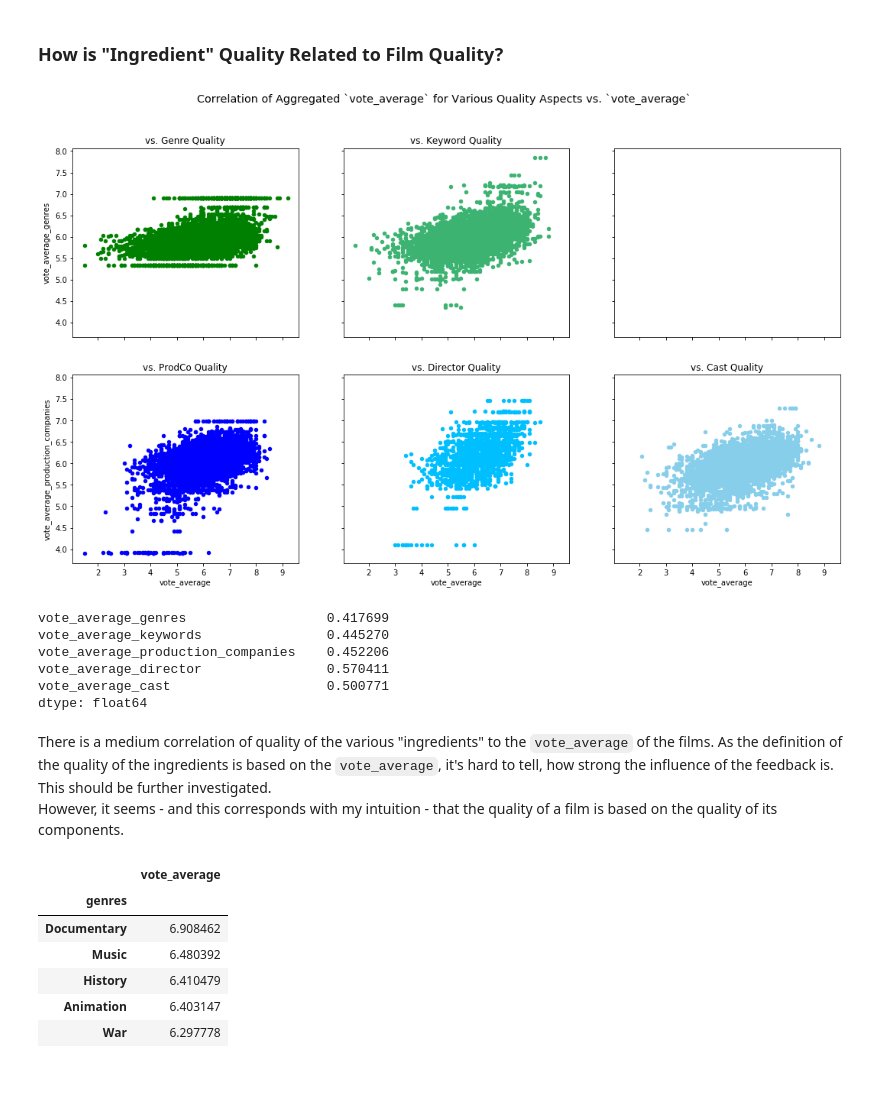
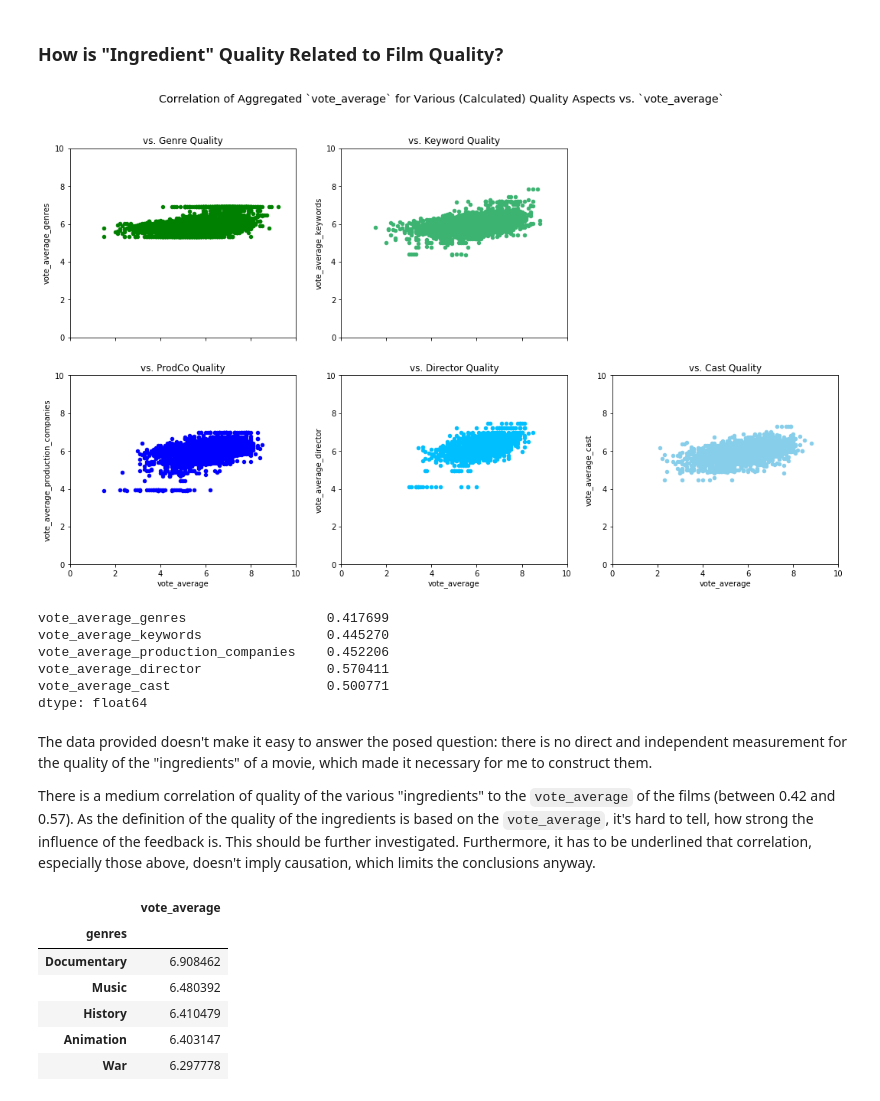
Before and after one commit to QuantificAid/tmdb_movie_data, a Jupyter notebook: tmdb_movie_data.ipynb, the cells around one changed output. Drawn from its saved outputs; the diff is of its cells as text; code cells hidden in the pictures.

```diff
--- a/tmdb_movie_data.ipynb
+++ b/tmdb_movie_data.ipynb
@@ -186,7 +197,9 @@ stmdb.drop(axis=1, columns=['imdb_id', 'popularity', 'homepage', 'tagline', 'ove
 # %%
 # Analysing runtime
 
-stmdb.runtime.plot.hist(bins=50)
+fig = stmdb.runtime.plot.hist(bins=50, title='Frequency of `runtime`')
+fig.set_xlabel('`runtime` [min]')
+fig.set_ylabel('Frequency [# of Movies]')
 stmdb.loc[stmdb['runtime'] == 0, 'runtime'] = np.nan
 stmdb.sort_values(by='runtime', ascending=False).head(5)
 # %% [output]
@@ -235,7 +272,7 @@ print('\n',
  Number of mismatches in `Nan` in `budget` and `revenue`:                2310
  Number of mismatches in `Nan` in `budget_adj` and `revenue_adj`:        2310
 # %%
-# Analysing discount factors in 'budget_adj' and 'revenue_adj'
+## Analysing discount factors in 'budget_adj' and 'revenue_adj'
 
 discount_factor_df = stmdb[['budget', 'budget_adj', 'revenue', 'revenue_adj']].copy()
 discount_factor_df['budget_disc_factor'] = discount_factor_df['budget'] / discount_factor_df['budget_adj']
@@ -243,9 +280,15 @@ discount_factor_df['revenue_disc_factor'] = discount_factor_df['revenue'] / disc
 discount_factor_df['years_since_release'] = 2018 - stmdb.release_date.dt.year.copy()
 
 fig, [ax1, ax2] = plt.subplots(ncols=2, figsize=(12, 5))
-fig.suptitle('Analysis of `budget_disc_factor` and `revenue_disc_factor`', size='x-large')
+fig.suptitle('Analysis of (calculated) `budget_disc_factor` and `revenue_disc_factor`', size='x-large')
 discount_factor_df.plot.scatter(x='years_since_release', y='budget_disc_factor', ax=ax1)
+ax1.set_title('(Calculated) `budget_disc_factor` Analysis')
+ax1.set_xlabel('Years since Production to 2018 [Years]')
+ax1.set_ylabel('`budget_adj` / `budget` [No.]')
 discount_factor_df.plot.scatter(x='years_since_release', y='revenue_disc_factor', ax=ax2)
+ax2.set_title('(Calculated) `revenue_disc_factor` Analysis')
+ax2.set_xlabel('Years since Production to 2018 [Years]')
+ax2.set_ylabel('`revenue_adj` / `revenue` [No.]')
 
 del discount_factor_df
 # %% [output]
@@ -403,14 +446,26 @@ create_overview(atmdb)
 | vote_average_director | NaN | float64 | 1819 | 16.7418 | 140 | 6.430434782608694 | 45 | 6.20558 | 0.464527 | 4.09375 | ... |
 | vote_average_cast | 6.18583 | float64 | 7967 | 73.3272 | 6288 | 4.987500000000001 | 19 | 6.02264 | 0.291823 | 4.45 | ... |
 # %%
-# Inspect the new features
+#### Inspect the new features
 
-fig, [[ax1, ax2, ax3], [ax4, ax5, ax6]] = plt.subplots(nrows=2, ncols=3, sharex=True, sharey=True, figsize=(18,10))
-fig.suptitle('Aggregated `vote_average` Distribution for Various Quality Aspects' , size='x-large')
+fig, [[ax1, ax2, ax3], [ax4, ax5, ax6]] = plt.subplots(nrows=2, ncols=3, sharey=True, figsize=(18,10))
+fig.suptitle('Aggregated `vote_average` Distribution for Various Quality Aspects (Shared y-Axis)' , size='x-large')
 atmdb['vote_average_genres'].plot.hist(bins=50, ax=ax1, title='Genre Quality', color='g')
+ax1.set_xlabel('(Calculated) `vote_average_genres` [Quality]')
+ax1.set_ylabel('Frequency [# Movies]')
+ax1.axis(xmin=0, xmax=10)
 atmdb['vote_average_keywords'].plot.hist(bins=50, ax=ax2, title='Keyword Quality', color='mediumseagreen')
+ax2.set_xlabel('(Calculated) Keyword Quality (`vote_average_keyword_genres`) [Quality]')
+ax2.axis(xmin=0, xmax=10)
 atmdb['vote_average_production_companies'].plot.hist(bins=50, ax=ax4, title='ProdCo Quality', color='b')
+ax3.set_visible(False)
+ax4.set_xlabel('(Calculated) `vote_average_production_companies` [Quality]')
+ax4.set_ylabel('Frequency [# Movies]')
+ax4.axis(xmin=0, xmax=10)
 atmdb['vote_average_director'].plot.hist(bins=50, ax=ax5, title='Director Quality', color='deepskyblue')
+ax5.set_xlabel('(Calculated) `vote_average_director` [Quality]')
+ax5.axis(xmin=0, xmax=10)
 atmdb['vote_average_cast'].plot.hist(bins=50, ax=ax6, title='Cast Quality', color='skyblue')
-plt.show()
+ax6.set_xlabel('(Calculated) `vote_average_cast` [Quality]')
+ax6.axis(xmin=0, xmax=10);
 # %% [output]
@@ -483,16 +539,22 @@ atmdb[atmdb.profit_adj == atmdb.profit_adj.max()].T
 # %% [markdown]
 ### How is "Ingredient" Quality Related to Film Quality?
 # %%
-fig, [[ax1, ax2, ax3], [ax4, ax5, ax6]] = plt.subplots(nrows=2, ncols=3, sharex=True, sharey=True, figsize=(18,10))
-fig.suptitle('Correlation of Aggregated `vote_average` for Various Quality Aspects vs. `vote_average`' , size='x-large')
+fig, [[ax1, ax2, ax3], [ax4, ax5, ax6]] = plt.subplots(nrows=2, ncols=3, sharex=True, figsize=(18,10))
+fig.suptitle('Correlation of Aggregated `vote_average` for Various (Calculated) Quality Aspects vs. `vote_average`' , size='x-large')
 atmdb.plot.scatter(x='vote_average', y='vote_average_genres', ax=ax1, title='vs. Genre Quality', color='g')
+ax1.axis(xmin=0, xmax=10, ymin=0, ymax=10)
 atmdb.plot.scatter(x='vote_average', y='vote_average_keywords', ax=ax2, title='vs. Keyword Quality', color='mediumseagreen')
+ax2.axis(xmin=0, xmax=10, ymin=0, ymax=10)
 atmdb.plot.scatter(x='vote_average', y='vote_average_production_companies', ax=ax4, title='vs. ProdCo Quality', color='b')
+ax3.set_visible(False)
+ax4.axis(xmin=0, xmax=10, ymin=0, ymax=10)
 atmdb.plot.scatter(x='vote_average', y='vote_average_director', ax=ax5, title='vs. Director Quality', color='deepskyblue')
+ax5.axis(xmin=0, xmax=10, ymin=0, ymax=10)
 atmdb.plot.scatter(x='vote_average', y='vote_average_cast', ax=ax6, title='vs. Cast Quality', color='skyblue')
+ax6.axis(xmin=0, xmax=10, ymin=0, ymax=10)
 plt.show()
 # %% [output]
-[figure, old version]
+[figure, new version]
 # %%
 atmdb[['vote_average_genres', 'vote_average_keywords', 'vote_average_production_companies', 'vote_average_director', 'vote_average_cast']].corrwith(atmdb.vote_average)
 # %% [output]
@@ -503,8 +565,10 @@ vote_average_director                0.570411
 vote_average_cast                    0.500771
 dtype: float64
 # %% [markdown]
-There is a medium correlation of quality of the various "ingredients" to the `vote_average` of the films. As the definition of the quality of the ingredients is based on the `vote_average`, it's hard to tell, how strong the influence of the feedback is. This should be further investigated.
-However, it seems - and this corresponds with my intuition - that the quality of a film is based on the quality of its components.
+The data provided doesn't make it easy to answer the posed question: there is no direct and independent measurement for the quality of the "ingredients" of a movie, which made it necessary for me to construct them.
+
+There is a medium correlation of quality of the various "ingredients" to the `vote_average` of the films (between 0.42 and 0.57). As the definition of the quality of the ingredients is based on the `vote_average`, it's hard to tell, how strong the influence of the feedback is. This should be further investigated.
+Furthermore, it has to be underlined that correlation, especially those above, doesn't imply causation, which limits the conclusions anyway.
 # %%
 genres_stats.sort_values(by='vote_average', ascending=False).head(5)
 # %% [output]
```
Also changed, not shown: parts of 10 cells of this notebook, 1 other file.
